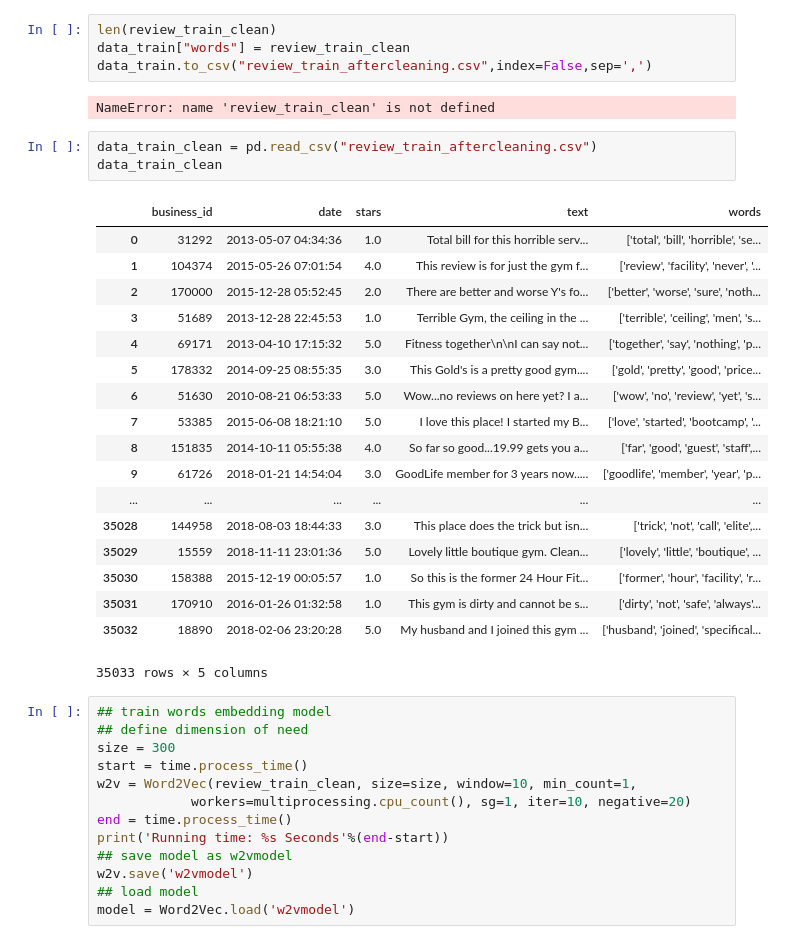
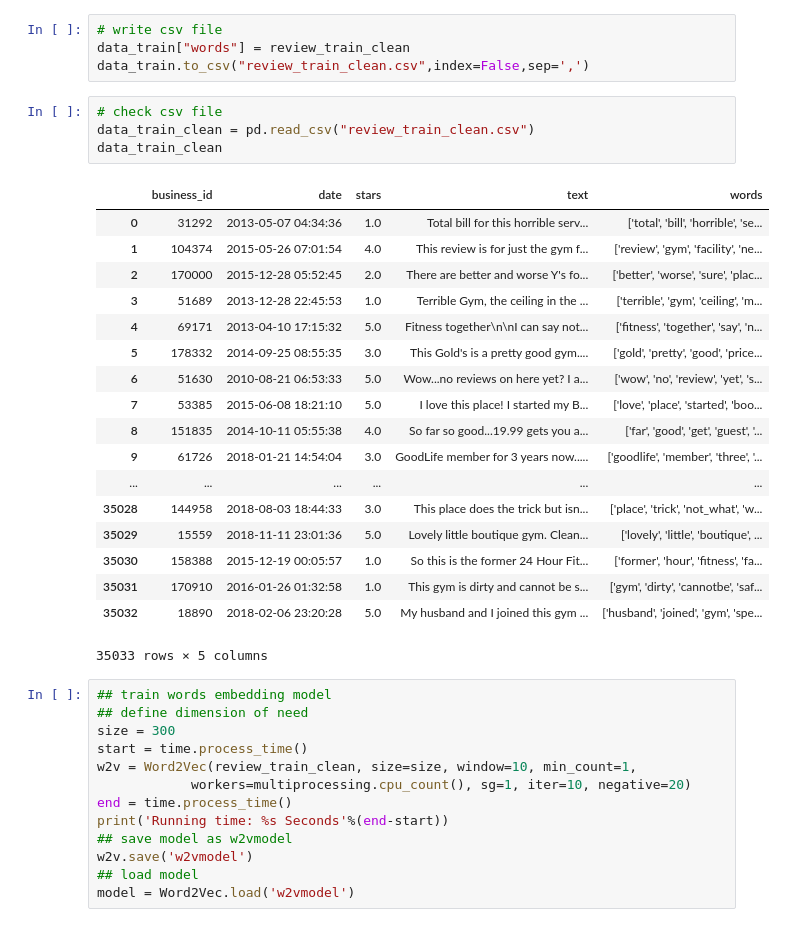
Before and after one commit to YunhuiQi/Stat628-Module2, a Jupyter notebook: textcleaning.ipynb, the cells around one changed output. Drawn from its saved outputs; the diff is of its cells as text.

```diff
--- a/textcleaning.ipynb
+++ b/textcleaning.ipynb
@@ -123,30 +204,29 @@ for i in tqdm(range(len(data_train))):
 # %%
-len(review_train_clean)
+# write csv file
 data_train["words"] = review_train_clean
-data_train.to_csv("review_train_aftercleaning.csv",index=False,sep=',')
+data_train.to_csv("review_train_clean.csv",index=False,sep=',')
-# %% [output]
-NameError: name 'review_train_clean' is not defined
 # %%
-data_train_clean = pd.read_csv("review_train_aftercleaning.csv")
+# check csv file
+data_train_clean = pd.read_csv("review_train_clean.csv")
 data_train_clean
 # %% [output]
 |  | business_id | date | stars | text | words |
 | 0 | 31292 | 2013-05-07 04:34:36 | 1.0 | Total bill for this horrible serv... | ['total', 'bill', 'horrible', 'se... |
-| 1 | 104374 | 2015-05-26 07:01:54 | 4.0 | This review is for just the gym f... | ['review', 'facility', 'never', '... |
-| 2 | 170000 | 2015-12-28 05:52:45 | 2.0 | There are better and worse Y's fo... | ['better', 'worse', 'sure', 'noth... |
-| 3 | 51689 | 2013-12-28 22:45:53 | 1.0 | Terrible Gym, the ceiling in the ... | ['terrible', 'ceiling', 'men', 's... |
-| 4 | 69171 | 2013-04-10 17:15:32 | 5.0 | Fitness together\n\nI can say not... | ['together', 'say', 'nothing', 'p... |
+| 1 | 104374 | 2015-05-26 07:01:54 | 4.0 | This review is for just the gym f... | ['review', 'gym', 'facility', 'ne... |
+| 2 | 170000 | 2015-12-28 05:52:45 | 2.0 | There are better and worse Y's fo... | ['better', 'worse', 'sure', 'plac... |
+| 3 | 51689 | 2013-12-28 22:45:53 | 1.0 | Terrible Gym, the ceiling in the ... | ['terrible', 'gym', 'ceiling', 'm... |
+| 4 | 69171 | 2013-04-10 17:15:32 | 5.0 | Fitness together\n\nI can say not... | ['fitness', 'together', 'say', 'n... |
 | 5 | 178332 | 2014-09-25 08:55:35 | 3.0 | This Gold's is a pretty good gym.... | ['gold', 'pretty', 'good', 'price... |
 | 6 | 51630 | 2010-08-21 06:53:33 | 5.0 | Wow...no reviews on here yet? I a... | ['wow', 'no', 'review', 'yet', 's... |
-| 7 | 53385 | 2015-06-08 18:21:10 | 5.0 | I love this place! I started my B... | ['love', 'started', 'bootcamp', '... |
-| 8 | 151835 | 2014-10-11 05:55:38 | 4.0 | So far so good...19.99 gets you a... | ['far', 'good', 'guest', 'staff',... |
-| 9 | 61726 | 2018-01-21 14:54:04 | 3.0 | GoodLife member for 3 years now..... | ['goodlife', 'member', 'year', 'p... |
+| 7 | 53385 | 2015-06-08 18:21:10 | 5.0 | I love this place! I started my B... | ['love', 'place', 'started', 'boo... |
+| 8 | 151835 | 2014-10-11 05:55:38 | 4.0 | So far so good...19.99 gets you a... | ['far', 'good', 'get', 'guest', '... |
+| 9 | 61726 | 2018-01-21 14:54:04 | 3.0 | GoodLife member for 3 years now..... | ['goodlife', 'member', 'three', '... |
 | ... | ... | ... | ... | ... | ... |
-| 35028 | 144958 | 2018-08-03 18:44:33 | 3.0 | This place does the trick but isn... | ['trick', 'not', 'call', 'elite',... |
+| 35028 | 144958 | 2018-08-03 18:44:33 | 3.0 | This place does the trick but isn... | ['place', 'trick', 'not_what', 'w... |
 | 35029 | 15559 | 2018-11-11 23:01:36 | 5.0 | Lovely little boutique gym. Clean... | ['lovely', 'little', 'boutique', ... |
-| 35030 | 158388 | 2015-12-19 00:05:57 | 1.0 | So this is the former 24 Hour Fit... | ['former', 'hour', 'facility', 'r... |
-| 35031 | 170910 | 2016-01-26 01:32:58 | 1.0 | This gym is dirty and cannot be s... | ['dirty', 'not', 'safe', 'always'... |
-| 35032 | 18890 | 2018-02-06 23:20:28 | 5.0 | My husband and I joined this gym ... | ['husband', 'joined', 'specifical... |
+| 35030 | 158388 | 2015-12-19 00:05:57 | 1.0 | So this is the former 24 Hour Fit... | ['former', 'hour', 'fitness', 'fa... |
+| 35031 | 170910 | 2016-01-26 01:32:58 | 1.0 | This gym is dirty and cannot be s... | ['gym', 'dirty', 'cannotbe', 'saf... |
+| 35032 | 18890 | 2018-02-06 23:20:28 | 5.0 | My husband and I joined this gym ... | ['husband', 'joined', 'gym', 'spe... |
 35033 rows × 5 columns
 # %%
 ## train words embedding model
```
Also changed, not shown: parts of 8 cells of this notebook.
